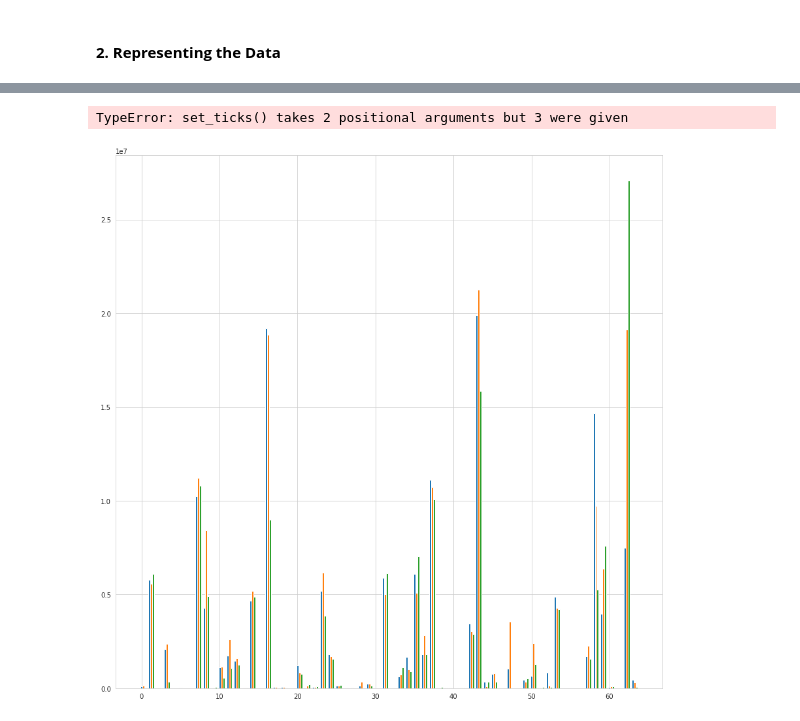
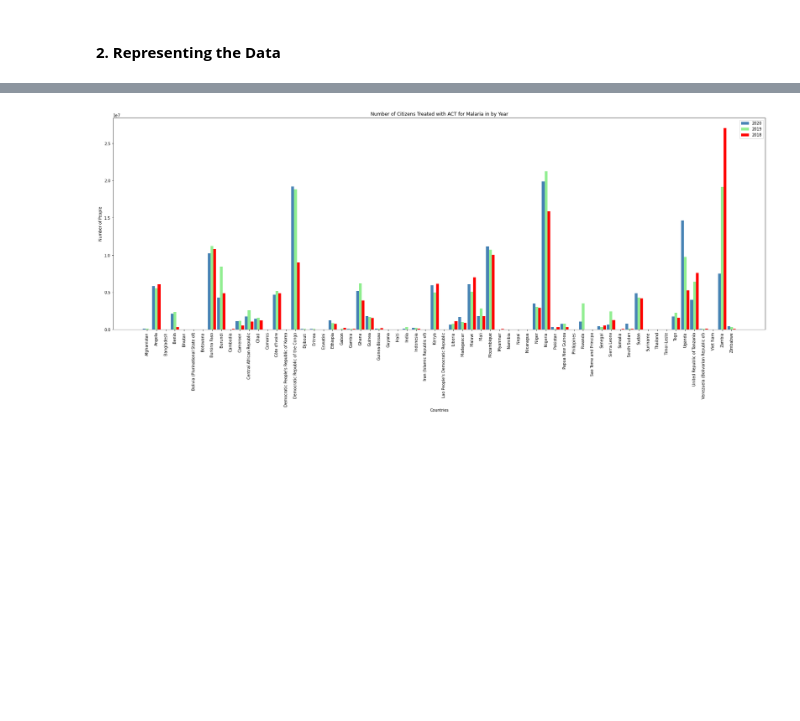
Before and after one commit to lillia7/hcde-410-final, a Jupyter notebook: ProjectProposal.ipynb, the cells around one changed output, grey strips where cells are left out. Saved outputs shown, nothing was run; the diff lists cells and outputs as text; code cells hidden in the pictures; blank space fills up the shorter version.

Commit message:
fixed graph #2

```diff
--- a/ProjectProposal.ipynb
+++ b/ProjectProposal.ipynb
@@ -223,26 +228,47 @@ create_bar_graph_from_csv(file_path, x_column, y_column, title, xlabel, ylabel)
-# %%
-x_values = list(act["Countries, territories and areas"])
-y_values = act[["2020","2019","2018"]]
-x = np.arange(len(x_values))
-fig, ax = plt.subplots()
-fig.set_figheight(15)
-fig.set_figwidth(15)
-width = 0.25
-multiplier = 0
-for attribute, measurement in y_values.items():
-    offset = width * multiplier
-    rects = ax.bar(x + offset, measurement, width, label=attribute)
-    multiplier += 1
-ax.set_xticks(x + width, x_values)
-plt.xticks(rotation='vertical')
-plt.title('Number of Citizens Treated with ACT for Malaria in by Year')
-plt.xlabel('Countries')
-plt.ylabel('Number of People')
-plt.ylim((0, 30000000))
-ax.legend()
-# %% [output]
-TypeError: set_ticks() takes 2 positional arguments but 3 were given
-[figure, removed]
+# %%
+# Read the data from the CSV file
+data = pd.read_csv('clean_act.csv')
+
+# Extract the necessary columns from the data
+categories = data['Countries, territories and areas']
+values1 = data['2020']
+values2 = data['2019']
+values3 = data['2018']
+
+# Set the positions of the bars on the x-axis
+x = range(len(categories))
+
+# Set the width of each bar
+bar_width = 0.3
+
+plt.figure(figsize=(30, 10))
+plt.xticks(rotation='vertical')
+
+# Plot the first bar graph
+plt.bar(x, values1, width=bar_width, label='2020', color='steelblue')
+
+# Plot the second bar graph by shifting the x positions
+plt.bar([i + bar_width for i in x], values2, width=bar_width, label='2019', color='lightgreen')
+
+# Plot the third bar graph by shifting the x positions again
+plt.bar([i + 2 * bar_width for i in x], values3, width=bar_width, label='2018', color='red')
+
+# Set the x-axis tick positions and labels
+plt.xticks([i + bar_width for i in x], categories)
+
+# Set the title and labels for the graph
+plt.title('Number of Citizens Treated with ACT for Malaria in by Year')
+plt.xlabel('Countries')
+plt.ylabel('Number of People')
+y_scale = (0, 20000000)
+
+# Add a legend
+plt.legend()
+
+# Show the graph
+plt.show()
+# %% [output]
+[figure, added]
 # %%
 # Read the data from the CSV file
 data = pd.read_csv('med_availibility.csv')
```
Also changed, not shown: parts of 5 cells of this notebook.
